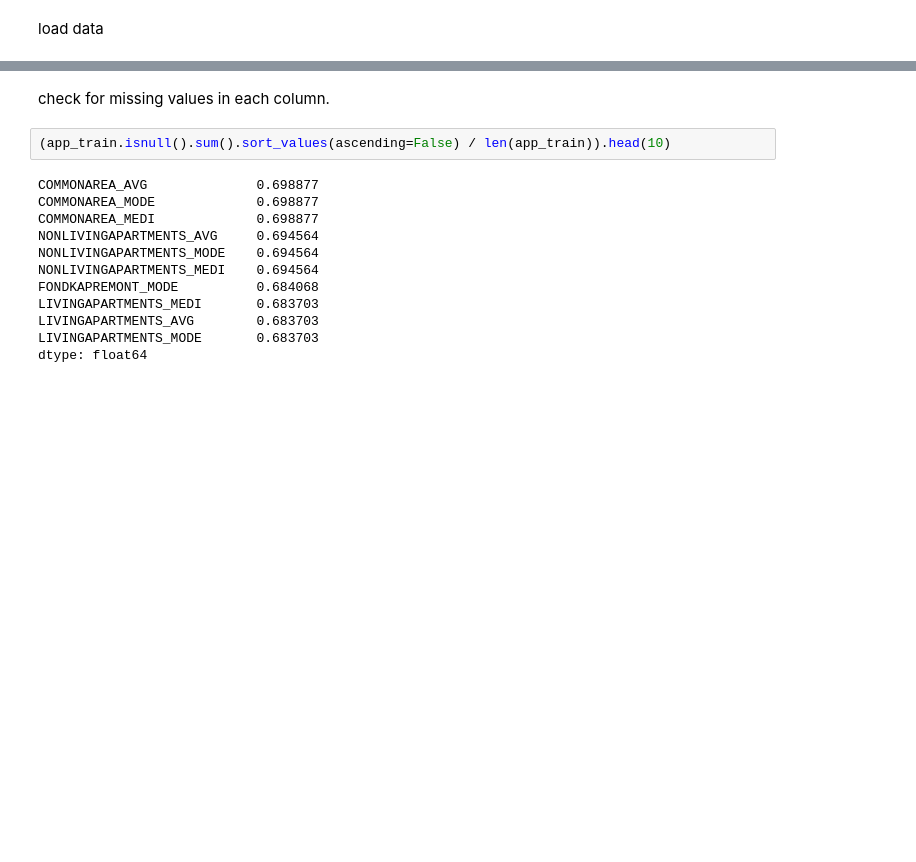
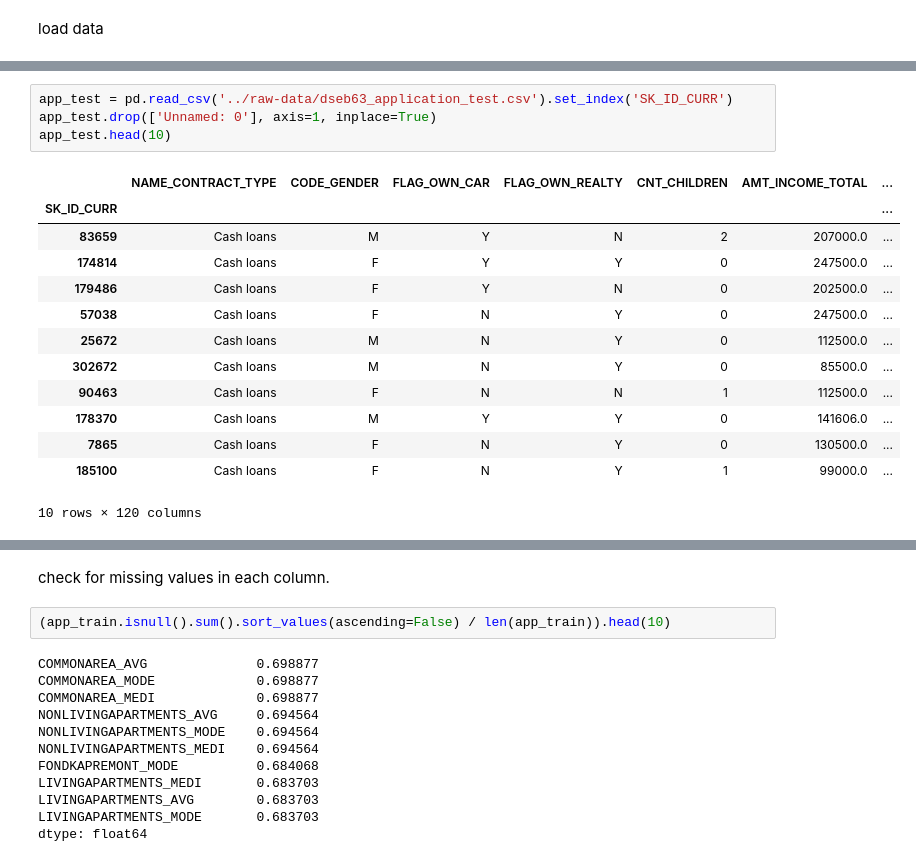
Before and after one commit to ngocngx/home-credit-default-risk, a Jupyter notebook: eda/app_train.ipynb, the cells around one changed output, grey strips where cells are left out. Drawn from its saved outputs; the diff is of its cells as text; blank space fills up the shorter version.

```diff
--- a/eda/app_train.ipynb
+++ b/eda/app_train.ipynb
@@ -28,0 +51,18 @@ app_train.head(10)
+# %%
+app_test = pd.read_csv('../raw-data/dseb63_application_test.csv').set_index('SK_ID_CURR')
+app_test.drop(['Unnamed: 0'], axis=1, inplace=True)
+app_test.head(10)
+# %% [output]
+|  | NAME_CONTRACT_TYPE | CODE_GENDER | FLAG_OWN_CAR | FLAG_OWN_REALTY | CNT_CHILDREN | AMT_INCOME_TOTAL | ... |
+| SK_ID_CURR |  |  |  |  |  |  | ... |
+| 83659 | Cash loans | M | Y | N | 2 | 207000.0 | ... |
+| 174814 | Cash loans | F | Y | Y | 0 | 247500.0 | ... |
+| 179486 | Cash loans | F | Y | N | 0 | 202500.0 | ... |
+| 57038 | Cash loans | F | N | Y | 0 | 247500.0 | ... |
+| 25672 | Cash loans | M | N | Y | 0 | 112500.0 | ... |
+| 302672 | Cash loans | M | N | Y | 0 | 85500.0 | ... |
+| 90463 | Cash loans | F | N | N | 1 | 112500.0 | ... |
+| 178370 | Cash loans | M | Y | Y | 0 | 141606.0 | ... |
+| 7865 | Cash loans | F | N | Y | 0 | 130500.0 | ... |
+| 185100 | Cash loans | F | N | Y | 1 | 99000.0 | ... |
+10 rows × 120 columns
```
Also changed, not shown: parts of 20 cells of this notebook, 11 other files.
